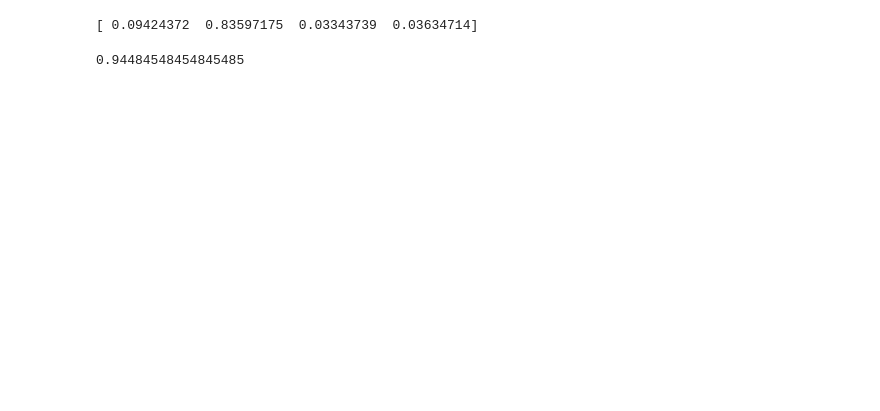
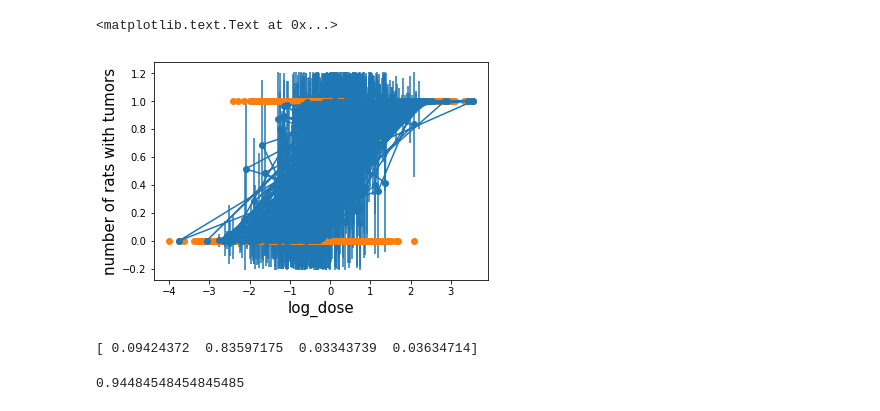
Before and after one commit to hvillamil3/Study, a Jupyter notebook: Toy Model examples.ipynb, the cells around one changed output. Drawn from its saved outputs; the diff is of its cells as text; code cells hidden in the pictures; blank space fills up the shorter version.

Commit message:
add PYMC3 model

```diff
--- a/Toy Model examples.ipynb
+++ b/Toy Model examples.ipynb
@@ -10,0 +106,3 @@ from sklearn.cross_validation import cross_val_score
+# %%
+# Simply running PPC will use the updated values and do prediction
+ppc = pm.sample_ppc(tr1, model=bioassay_model, samples=1000)
@@ -11 +143,9 @@ from sklearn.cross_validation import cross_val_score
+# %%
+plt.errorbar(x=log_dose_to_predict, y=np.asarray(ppc['obs_deaths']).mean(axis=0), yerr=np.asarray(ppc['obs_deaths']).std(axis=0), linestyle='', marker='o')
+plt.plot(log_dose, deaths, 'o')
+plt.xlabel('log_dose',size=15)
+plt.ylabel('number of rats with tumors',size=15)
+# %% [output]
+<matplotlib.text.Text at 0x...>
+[figure, added]
 # %%
```
Also changed, not shown: parts of 13 cells of this notebook.
